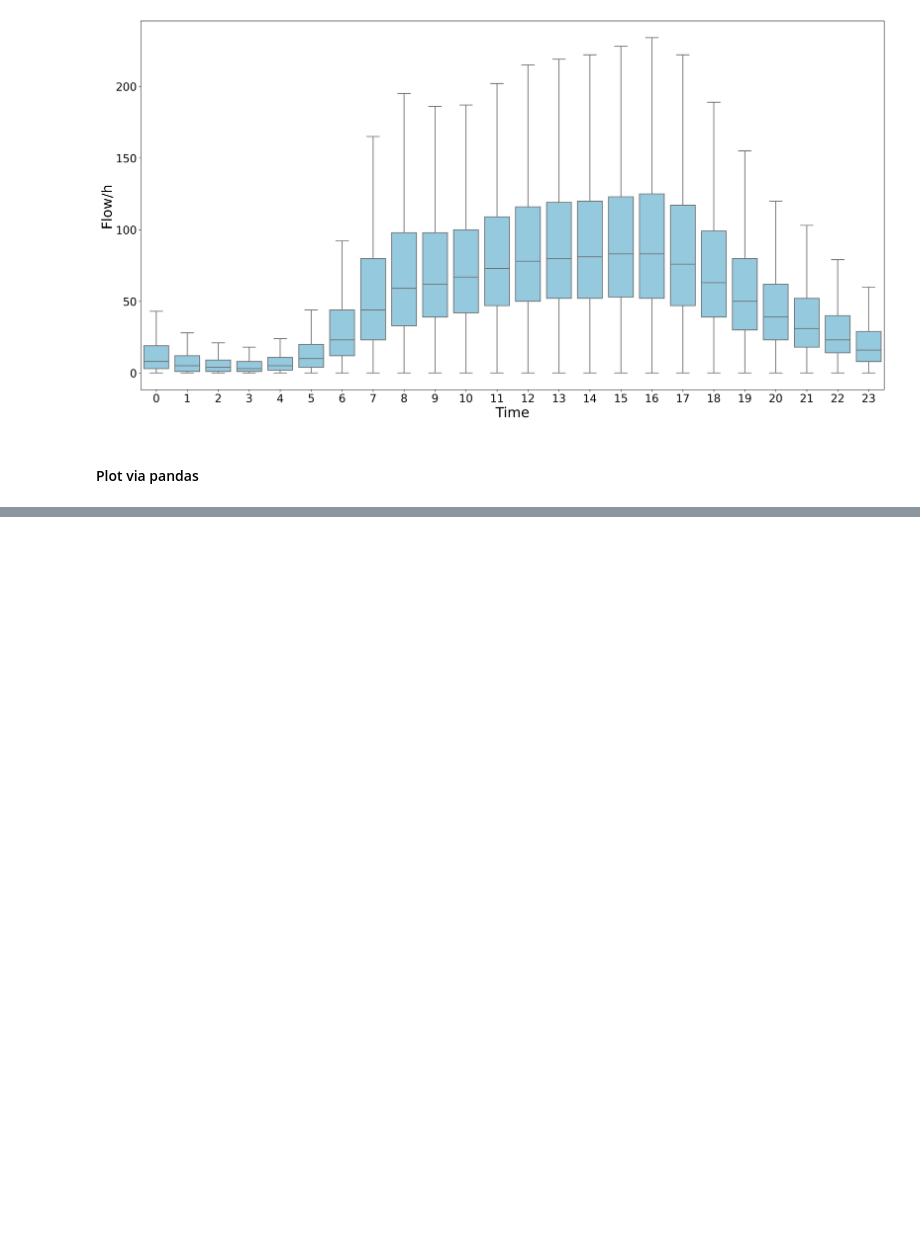
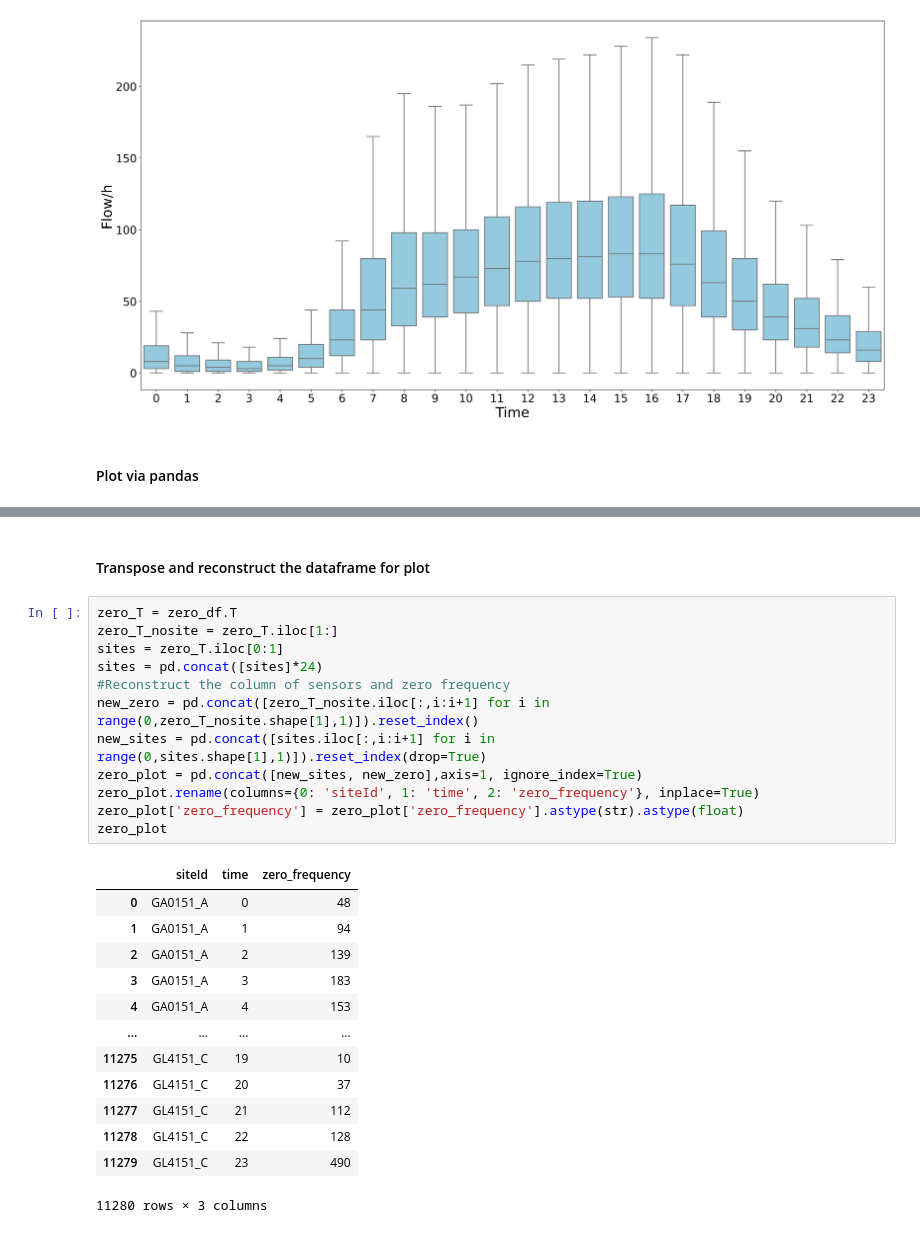
Before and after one commit to YueLi-0816/data_paper, a Jupyter notebook: traffic_flow_plot.ipynb, the cells around one changed output, grey strips where cells are left out. Cells and saved outputs as stored; diff of their text form; blank space fills up the shorter version.

```diff
--- a/traffic_flow_plot.ipynb
+++ b/traffic_flow_plot.ipynb
@@ -65,0 +108,28 @@ plt.savefig('../../../publication/from Yue/Data paper/figure/boxplot_2.png')
+# %% [markdown]
+#### Transpose and reconstruct the dataframe for plot
+# %%
+zero_T = zero_df.T
+zero_T_nosite = zero_T.iloc[1:]
+sites = zero_T.iloc[0:1]
+sites = pd.concat([sites]*24)
+#Reconstruct the column of sensors and zero frequency
+new_zero = pd.concat([zero_T_nosite.iloc[:,i:i+1] for i in range(0,zero_T_nosite.shape[1],1)]).reset_index()
+new_sites = pd.concat([sites.iloc[:,i:i+1] for i in range(0,sites.shape[1],1)]).reset_index(drop=True)
+zero_plot = pd.concat([new_sites, new_zero],axis=1, ignore_index=True)
+zero_plot.rename(columns={0: 'siteId', 1: 'time', 2: 'zero_frequency'}, inplace=True)
+zero_plot['zero_frequency'] = zero_plot['zero_frequency'].astype(str).astype(float)
+zero_plot
+# %% [output]
+|  | siteId | time | zero_frequency |
+| 0 | GA0151_A | 0 | 48 |
+| 1 | GA0151_A | 1 | 94 |
+| 2 | GA0151_A | 2 | 139 |
+| 3 | GA0151_A | 3 | 183 |
+| 4 | GA0151_A | 4 | 153 |
+| ... | ... | ... | ... |
+| 11275 | GL4151_C | 19 | 10 |
+| 11276 | GL4151_C | 20 | 37 |
+| 11277 | GL4151_C | 21 | 112 |
+| 11278 | GL4151_C | 22 | 128 |
+| 11279 | GL4151_C | 23 | 490 |
+11280 rows × 3 columns
```
Also changed, not shown: parts of 11 cells of this notebook.
